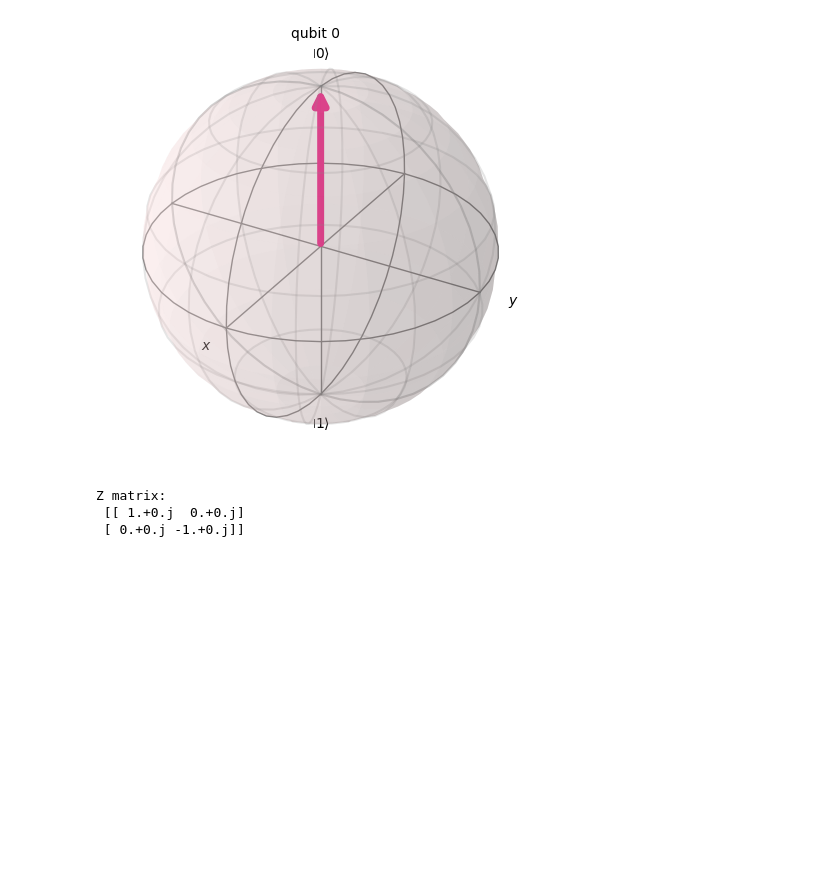
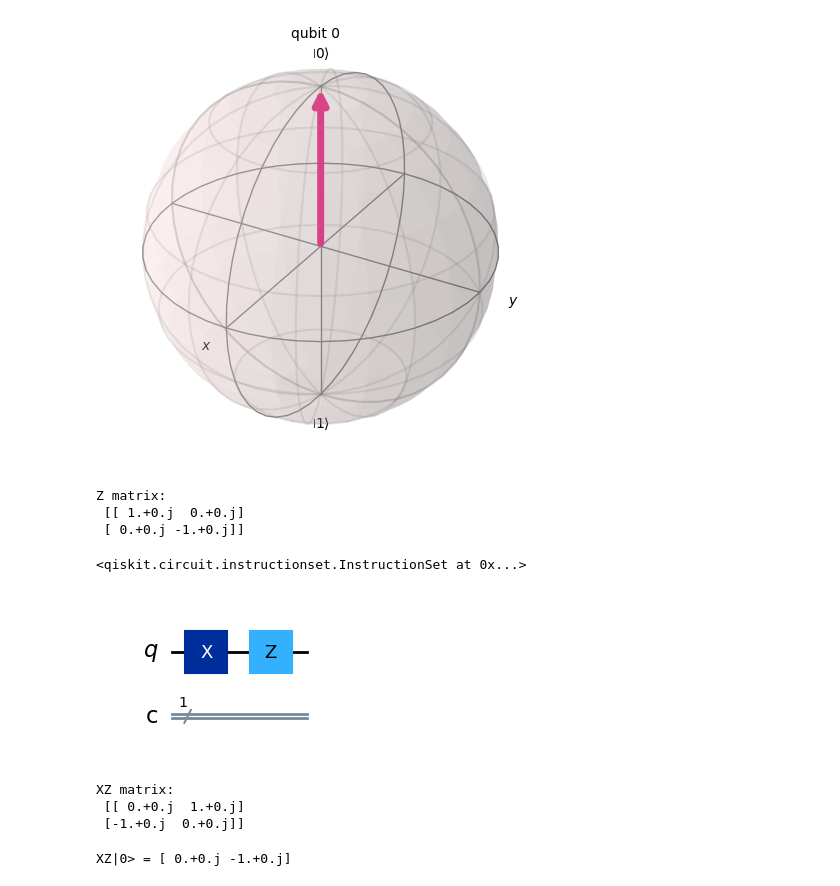
Before and after one commit to GitHarsh19/Qiskit, a Jupyter notebook: practice_1.ipynb, the cells around one changed output. Cells and saved outputs as stored; diff of their text form; code cells hidden in the pictures; blank space fills up the shorter version.

```diff
--- a/practice_1.ipynb
+++ b/practice_1.ipynb
@@ -138,3 +138,10 @@ print("Z matrix:\n", Operator(qc_z).data)
 Z matrix:
  [[ 1.+0.j  0.+0.j]
  [ 0.+0.j -1.+0.j]]
+# %%
+#Little exercise
+xz_qc = QuantumCircuit(1,1)
+xz_qc.x(0)
+xz_qc.z(0)
+# %% [output]
+<qiskit.circuit.instructionset.InstructionSet at 0x...>
@@ -140,0 +150,10 @@ Z matrix:
+# %%
+xz_qc.draw('mpl')
+# %% [output]
+[figure, added]
+# %%
+print("XZ matrix:\n", Operator(xz_qc).data)
+# %% [output]
+XZ matrix:
+ [[ 0.+0.j  1.+0.j]
+ [-1.+0.j  0.+0.j]]
@@ -140,0 +162,4 @@ Z matrix:
+# %%
+print("XZ|0> =", sv_xz.data)
+# %% [output]
+XZ|0> = [ 0.+0.j -1.+0.j]
```
Also changed, not shown: parts of 12 cells of this notebook.
